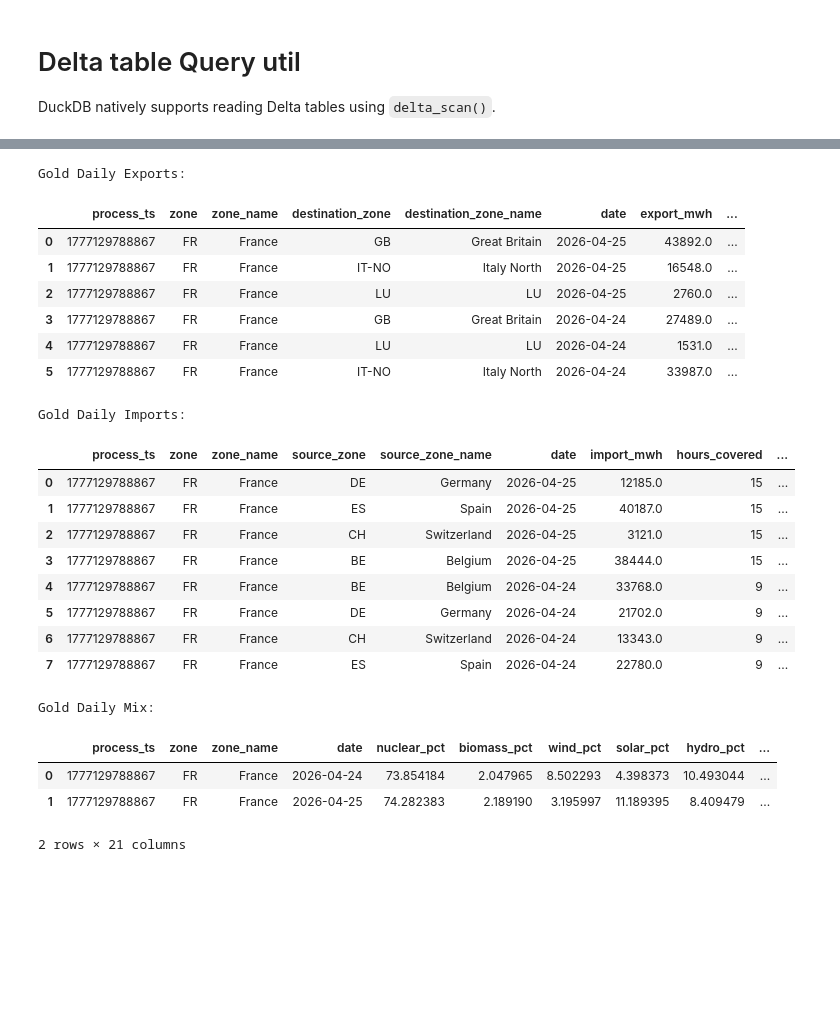
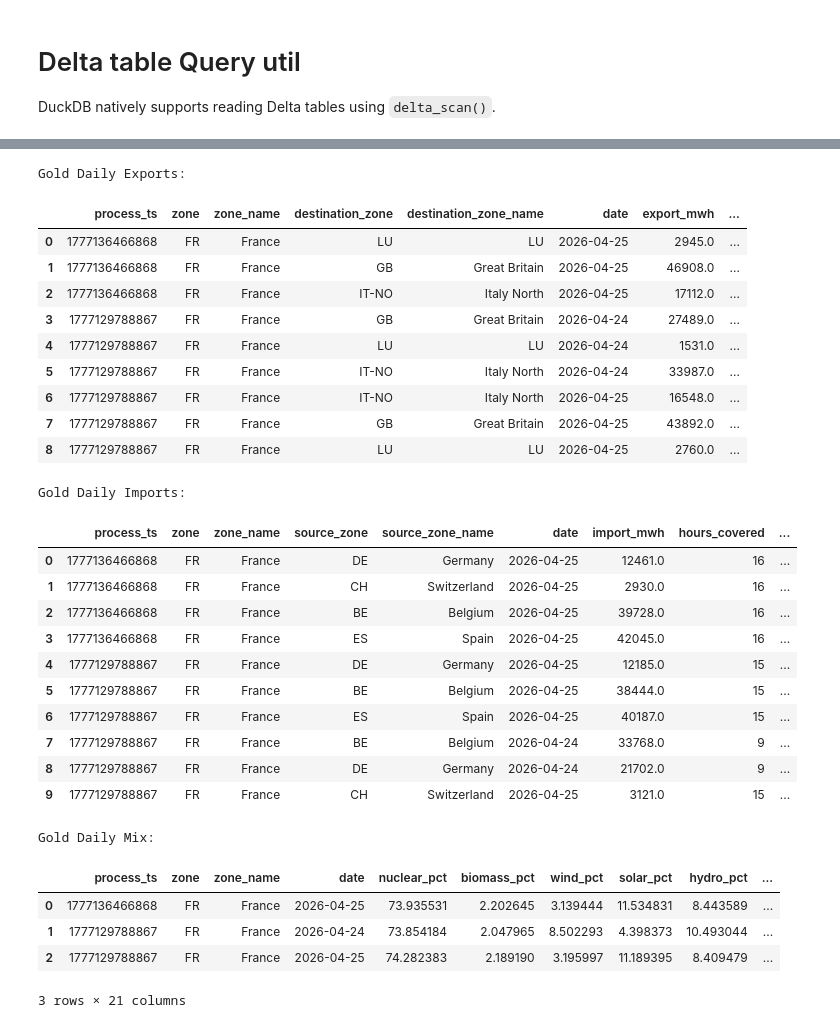
Before and after one commit to mohantee/ElectricityMaps, a Jupyter notebook: notebooks/05_query_delta_sql.ipynb, the cells around one changed output, grey strips where cells are left out. Drawn from its saved outputs; the diff is of its cells as text; code cells hidden in the pictures; blank space fills up the shorter version.

```diff
--- a/notebooks/05_query_delta_sql.ipynb
+++ b/notebooks/05_query_delta_sql.ipynb
@@ -15,36 +15,7 @@ get_settings.cache_clear()
 settings = get_settings()
 DATA_DIR = settings.data_dir
 # %%
-import re
-
-_con = None
-
-def get_duckdb_connection():
-    global _con
-    if _con is not None:
-        return _con
-
-    _con = duckdb.connect()
-    _con.execute("INSTALL delta;")
-    _con.execute("LOAD delta;")
-
-    if str(DATA_DIR).startswith('s3://'):
-        _con.execute("INSTALL httpfs;")
-        _con.execute("LOAD httpfs;")
-
-
-        _con.execute(
-            "CREATE OR REPLACE SECRET emaps_s3 (TYPE S3, KEY_ID ?, SECRET ?, REGION ?)",
-            [
-                settings.aws_access_key_id,
-                settings.aws_secret_access_key,
-                settings.aws_region or "ap-south-1",
-            ],
-        )
-
-    return _con
-
-def print_sql_df(sql_query):
+def get_sql_df(sql_query):
     con = get_duckdb_connection()
 
     def replace_table(match):
@@ -62,7 +33,11 @@ def print_sql_df(sql_query):
         replace_table,
         sql_query
     )
-    df = con.execute(parsed_query).df()
+    return con.execute(parsed_query).df()
+
+def print_sql_df(sql_query):
+    df = get_sql_df(sql_query)
     display(df)
+    return df
 # %%
 print("Bronze Daily Flows Summary:")
@@ -87,38 +91,44 @@ Silver :
 # %%
 print("Gold Daily Exports:")
-print_sql_df('select * from gold.daily_exports limit 10')
+print_sql_df('select * from gold.daily_exports order by process_ts desc limit 10')
 # %% [output]
 Gold Daily Exports:
 |  | process_ts | zone | zone_name | destination_zone | destination_zone_name | date | export_mwh | ... |
-| 0 | 1777129788867 | FR | France | GB | Great Britain | 2026-04-25 | 43892.0 | ... |
-| 1 | 1777129788867 | FR | France | IT-NO | Italy North | 2026-04-25 | 16548.0 | ... |
-| 2 | 1777129788867 | FR | France | LU | LU | 2026-04-25 | 2760.0 | ... |
+| 0 | 1777136466868 | FR | France | LU | LU | 2026-04-25 | 2945.0 | ... |
+| 1 | 1777136466868 | FR | France | GB | Great Britain | 2026-04-25 | 46908.0 | ... |
+| 2 | 1777136466868 | FR | France | IT-NO | Italy North | 2026-04-25 | 17112.0 | ... |
 | 3 | 1777129788867 | FR | France | GB | Great Britain | 2026-04-24 | 27489.0 | ... |
 | 4 | 1777129788867 | FR | France | LU | LU | 2026-04-24 | 1531.0 | ... |
 | 5 | 1777129788867 | FR | France | IT-NO | Italy North | 2026-04-24 | 33987.0 | ... |
+| 6 | 1777129788867 | FR | France | IT-NO | Italy North | 2026-04-25 | 16548.0 | ... |
+| 7 | 1777129788867 | FR | France | GB | Great Britain | 2026-04-25 | 43892.0 | ... |
+| 8 | 1777129788867 | FR | France | LU | LU | 2026-04-25 | 2760.0 | ... |
 # %%
 print("\nGold Daily Imports:")
-print_sql_df("SELECT * FROM gold.daily_imports LIMIT 10")
+print_sql_df("SELECT * FROM gold.daily_imports order by process_ts desc LIMIT 10")
 # %% [output]
 Gold Daily Imports:
 |  | process_ts | zone | zone_name | source_zone | source_zone_name | date | import_mwh | hours_covered | ... |
-| 0 | 1777129788867 | FR | France | DE | Germany | 2026-04-25 | 12185.0 | 15 | ... |
-| 1 | 1777129788867 | FR | France | ES | Spain | 2026-04-25 | 40187.0 | 15 | ... |
-| 2 | 1777129788867 | FR | France | CH | Switzerland | 2026-04-25 | 3121.0 | 15 | ... |
-| 3 | 1777129788867 | FR | France | BE | Belgium | 2026-04-25 | 38444.0 | 15 | ... |
-| 4 | 1777129788867 | FR | France | BE | Belgium | 2026-04-24 | 33768.0 | 9 | ... |
-| 5 | 1777129788867 | FR | France | DE | Germany | 2026-04-24 | 21702.0 | 9 | ... |
-| 6 | 1777129788867 | FR | France | CH | Switzerland | 2026-04-24 | 13343.0 | 9 | ... |
-| 7 | 1777129788867 | FR | France | ES | Spain | 2026-04-24 | 22780.0 | 9 | ... |
+| 0 | 1777136466868 | FR | France | DE | Germany | 2026-04-25 | 12461.0 | 16 | ... |
+| 1 | 1777136466868 | FR | France | CH | Switzerland | 2026-04-25 | 2930.0 | 16 | ... |
+| 2 | 1777136466868 | FR | France | BE | Belgium | 2026-04-25 | 39728.0 | 16 | ... |
+| 3 | 1777136466868 | FR | France | ES | Spain | 2026-04-25 | 42045.0 | 16 | ... |
+| 4 | 1777129788867 | FR | France | DE | Germany | 2026-04-25 | 12185.0 | 15 | ... |
+| 5 | 1777129788867 | FR | France | BE | Belgium | 2026-04-25 | 38444.0 | 15 | ... |
+| 6 | 1777129788867 | FR | France | ES | Spain | 2026-04-25 | 40187.0 | 15 | ... |
+| 7 | 1777129788867 | FR | France | BE | Belgium | 2026-04-24 | 33768.0 | 9 | ... |
+| 8 | 1777129788867 | FR | France | DE | Germany | 2026-04-24 | 21702.0 | 9 | ... |
+| 9 | 1777129788867 | FR | France | CH | Switzerland | 2026-04-25 | 3121.0 | 15 | ... |
 # %%
 print("\nGold Daily Mix:")
-print_sql_df("SELECT * FROM gold.daily_electricity_mix LIMIT 10")
+print_sql_df("SELECT * FROM gold.daily_electricity_mix order by process_ts desc LIMIT 10")
 # %% [output]
 Gold Daily Mix:
 |  | process_ts | zone | zone_name | date | nuclear_pct | biomass_pct | wind_pct | solar_pct | hydro_pct | ... |
-| 0 | 1777129788867 | FR | France | 2026-04-24 | 73.854184 | 2.047965 | 8.502293 | 4.398373 | 10.493044 | ... |
-| 1 | 1777129788867 | FR | France | 2026-04-25 | 74.282383 | 2.189190 | 3.195997 | 11.189395 | 8.409479 | ... |
+| 0 | 1777136466868 | FR | France | 2026-04-25 | 73.935531 | 2.202645 | 3.139444 | 11.534831 | 8.443589 | ... |
+| 1 | 1777129788867 | FR | France | 2026-04-24 | 73.854184 | 2.047965 | 8.502293 | 4.398373 | 10.493044 | ... |
+| 2 | 1777129788867 | FR | France | 2026-04-25 | 74.282383 | 2.189190 | 3.195997 | 11.189395 | 8.409479 | ... |
-2 rows × 21 columns
+3 rows × 21 columns
 # %%
 print("\nPipeline State (el_state):")
 print_sql_df("SELECT * FROM state.el_state ORDER BY process_ts DESC limit 10")
```
Also changed, not shown: parts of 5 cells of this notebook, 6 other files.
